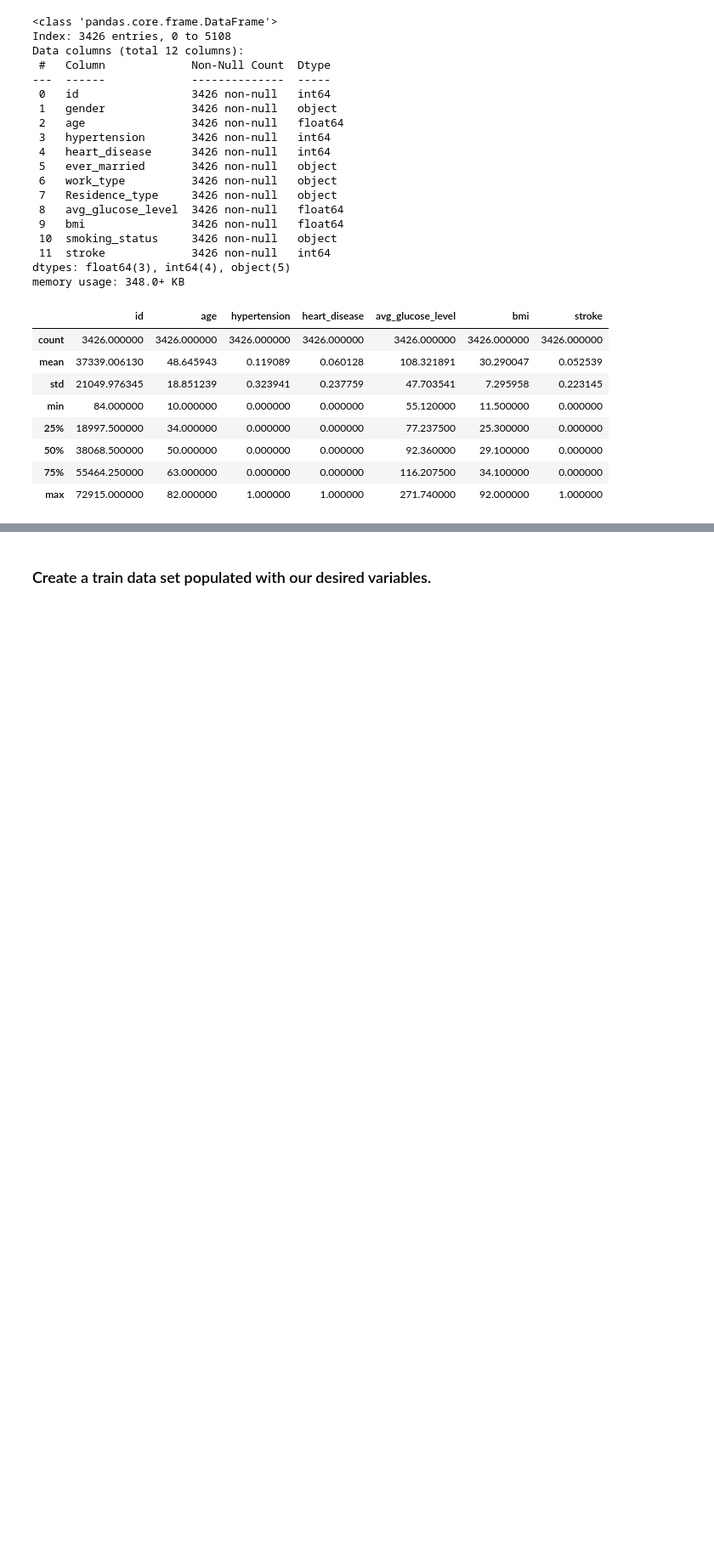
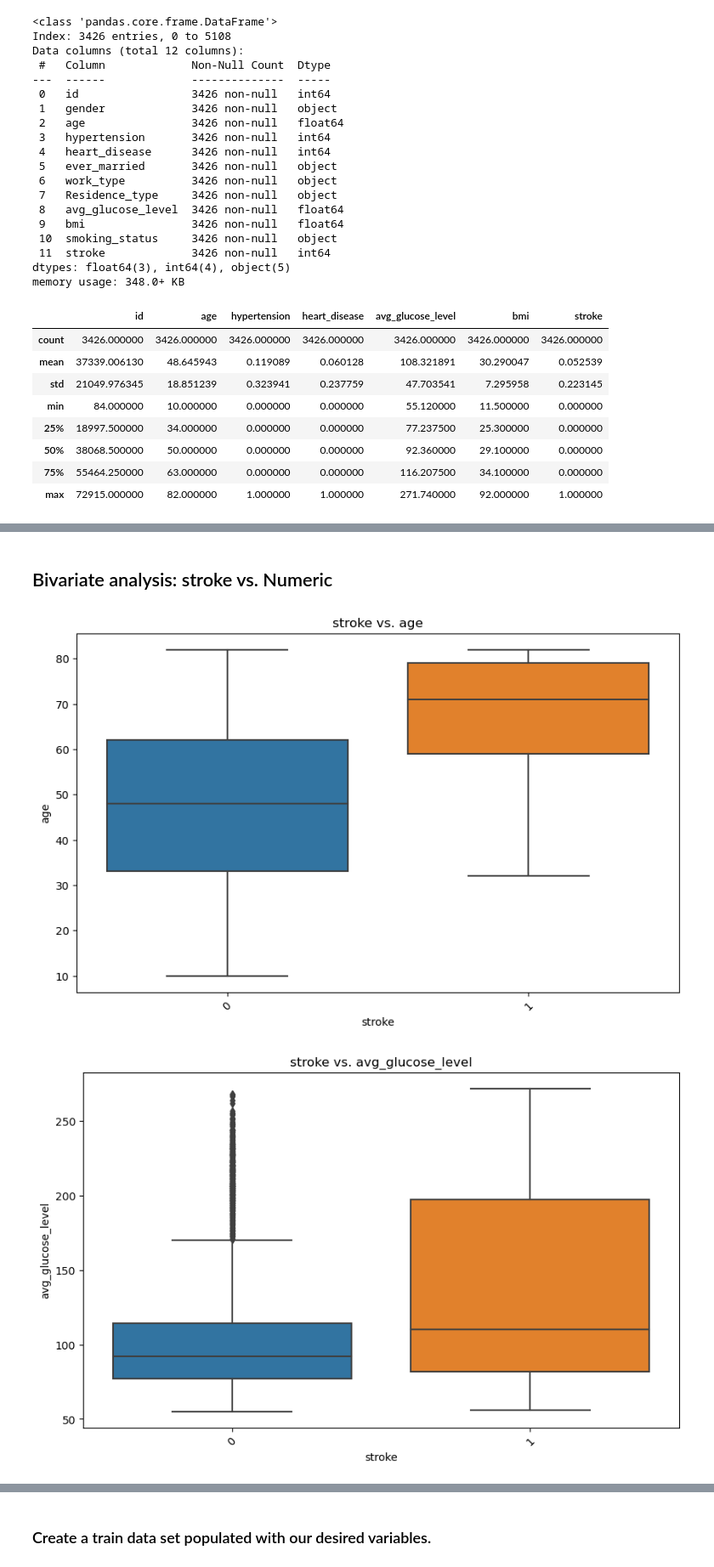
Before and after one commit to DylanTYX/SC1015-MiniProject, a Jupyter notebook: Untitled.ipynb, the cells around one changed output, grey strips where cells are left out. Shown: that part at 85% size. Drawn from its saved outputs; the diff is of its cells as text; code cells hidden in the pictures; blank space fills up the shorter version.

```diff
--- a/Untitled.ipynb
+++ b/Untitled.ipynb
@@ -199,0 +241,12 @@ sourcedata.describe()
+# %% [markdown]
+## Bivariate analysis: stroke vs. Numeric
+# %%
+for num in numeric_data:
+    plt.figure(figsize=(10, 6))
+    sb.boxplot(x=sourcedata['stroke'], y=num, data=sourcedata)
+    plt.title(f"stroke vs. {num}")
+    plt.xticks(rotation=45)
+    plt.show()
+# %% [output]
+[figure, added]
+[figure, added]
```
Also changed, not shown: parts of 23 cells of this notebook.
